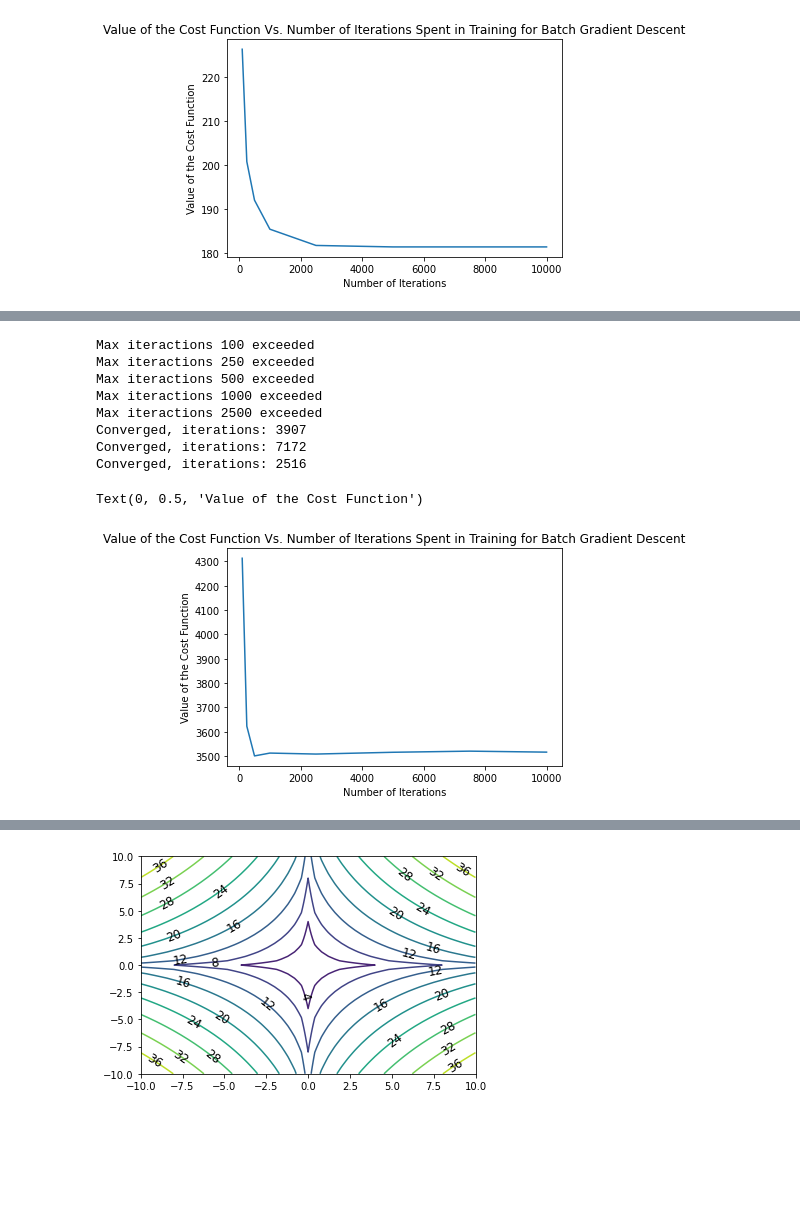
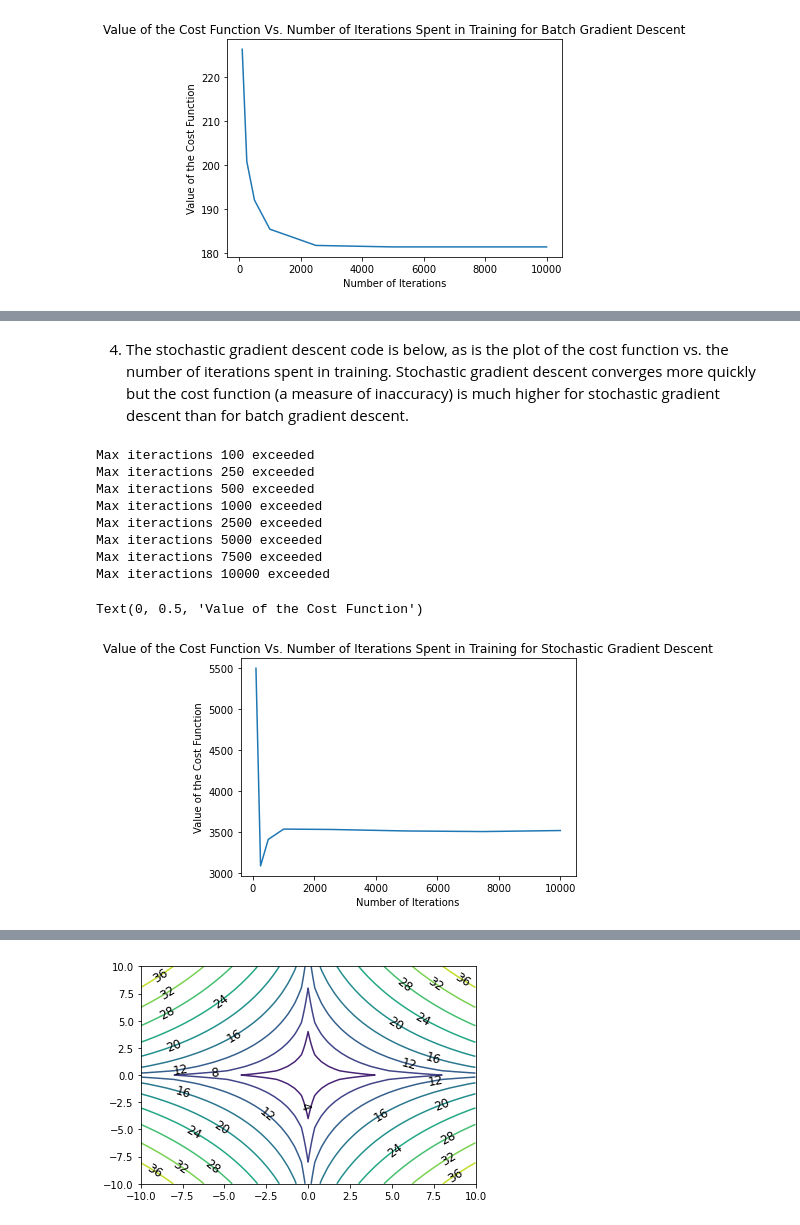
Before and after one commit to daynetran/yggdrasil, a Jupyter notebook: computer_science/upper_div/cs189/homeworks/hw04/hw04_code.ipynb, the cells around one changed output, grey strips where cells are left out. Cells and saved outputs as stored; diff of their text form; code cells hidden in the pictures; blank space fills up the shorter version.

```diff
--- a/computer_science/upper_div/cs189/homeworks/hw04/hw04_code.ipynb
+++ b/computer_science/upper_div/cs189/homeworks/hw04/hw04_code.ipynb
@@ -131,3 +135,5 @@ Text(0, 0.5, 'Value of the Cost Function')
+# %% [markdown]
+4. The stochastic gradient descent code is below, as is the plot of the cost function vs. the number of iterations spent in training. Stochastic gradient descent converges more quickly but the cost function (a measure of inaccuracy) is much higher for stochastic gradient descent than for batch gradient descent.
 # %%
 def descend_sgd(alpha, data=wine_training_data, labels=wine_training_labels, ep = 0.0001, max_iters=10000, l2=4):
     """
@@ -151,7 +157,7 @@ def descend_sgd(alpha, data=wine_training_data, labels=wine_training_labels, ep
     while not converged:
         # compute the gradient
         random_int = rs.randint(0, data.shape[0])
-        sample = data[random_int][:].reshape((1,13))
+        sample = data[random_int, :].reshape((1,13))
         residual = sp.special.expit(sample @ w_i) - labels[random_int]
         gradient = (sample.T @ residual) + (2 * l2 * w_i)
 
@@ -173,22 +179,22 @@ def descend_sgd(alpha, data=wine_training_data, labels=wine_training_labels, ep
 
     return gradient, w_i, J
 # %%
-rs = RandomState(MT19937(SeedSequence(42069420)))
+rs = RandomState(MT19937(SeedSequence(69696969)))
 
 num_iters = [100,250,500,1000,2500,5000,7500,10000]
 cost_function_values = [descend_sgd(0.0005, wine_training_data, wine_training_labels, max_iters=i, l2=4)[2] for i in num_iters]
 plt.plot(num_iters, cost_function_values)
-plt.title("Value of the Cost Function Vs. Number of Iterations Spent in Training for Batch Gradient Descent")
+plt.title("Value of the Cost Function Vs. Number of Iterations Spent in Training for Stochastic Gradient Descent")
 plt.xlabel("Number of Iterations")
 plt.ylabel("Value of the Cost Function")
 # %% [output]
 Max iteractions 100 exceeded
 Max iteractions 250 exceeded
 Max iteractions 500 exceeded
 Max iteractions 1000 exceeded
 Max iteractions 2500 exceeded
-Converged, iterations: 3907
-Converged, iterations: 7172
-Converged, iterations: 2516
+Max iteractions 5000 exceeded
+Max iteractions 7500 exceeded
+Max iteractions 10000 exceeded
 Text(0, 0.5, 'Value of the Cost Function')
-[figure, old version]
+[figure, new version]
```
Also changed, not shown: parts of 11 cells of this notebook, 13 other files.
